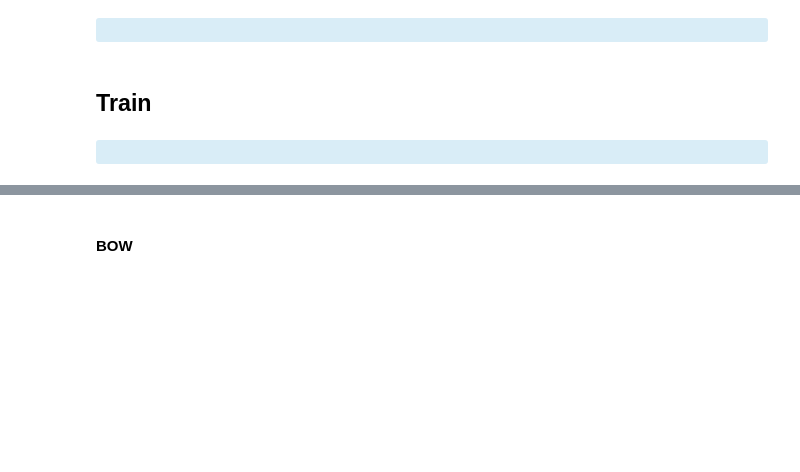
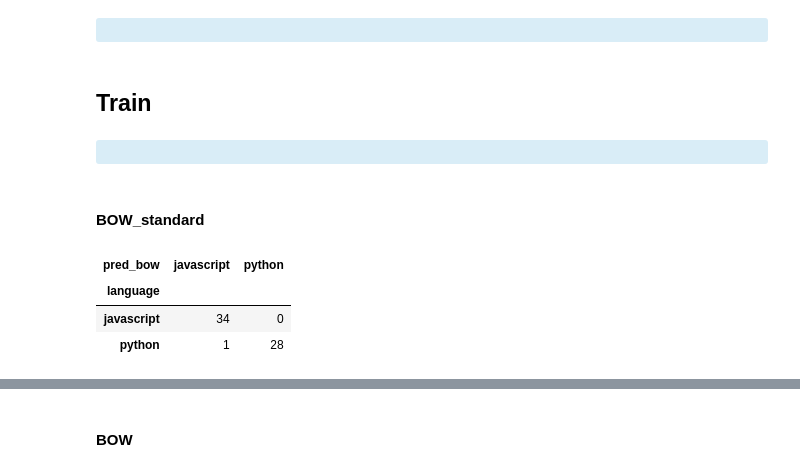
Before and after one commit to AC-Readme/nlp_project, a Jupyter notebook: final_project_notebook.ipynb, the cells around one changed output, grey strips where cells are left out. Cells and saved outputs as stored; diff of their text form; code cells hidden in the pictures; blank space fills up the shorter version.

```diff
--- a/final_project_notebook.ipynb
+++ b/final_project_notebook.ipynb
@@ -590,7 +587,7 @@ baseline
 # %%
 # Create CountVectorizer, which create bag-of-words model feature
 vectorizer = CountVectorizer(stop_words='english',
-                             min_df=4,
+                             min_df=20,
                              ngram_range=(1,2),
                              binary=True)
 
@@ -616,3 +642,20 @@ TfidfVectorizer(binary=True, min_df=4, ngram_range=(1, 2), stop_words='english')
 ## Train
 # %% [markdown]
 <div class="alert alert-block alert-info"><b></b></div>
+# %% [markdown]
+#### BOW_standard
+# %%
+bow = vectorizer.transform(train.text_filtered)
+X_bow_train = bow
+y = train['language']
+
+lm = LogisticRegression().fit(X_bow_train, y)
+train['pred_bow'] = lm.predict(X_bow_train)
+# %%
+# Results(train)
+pd.crosstab(train.language, train.pred_bow)
+# %% [output]
+| pred_bow | javascript | python |
+| language |  |  |
+| javascript | 34 | 0 |
+| python | 1 | 28 |
```
Also changed, not shown: parts of 74 cells of this notebook.
